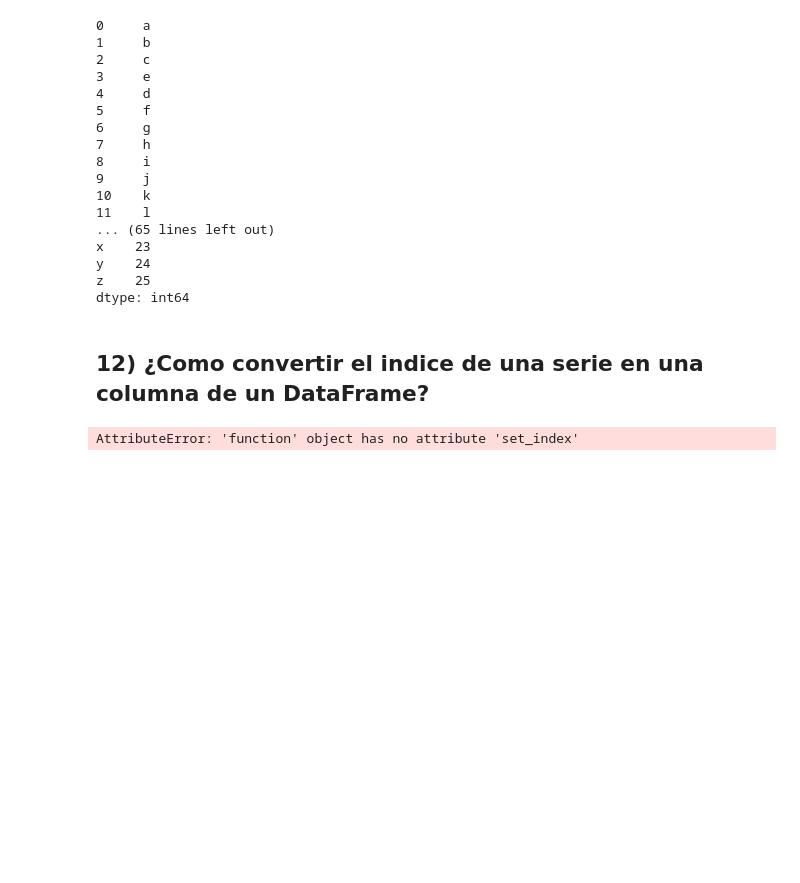
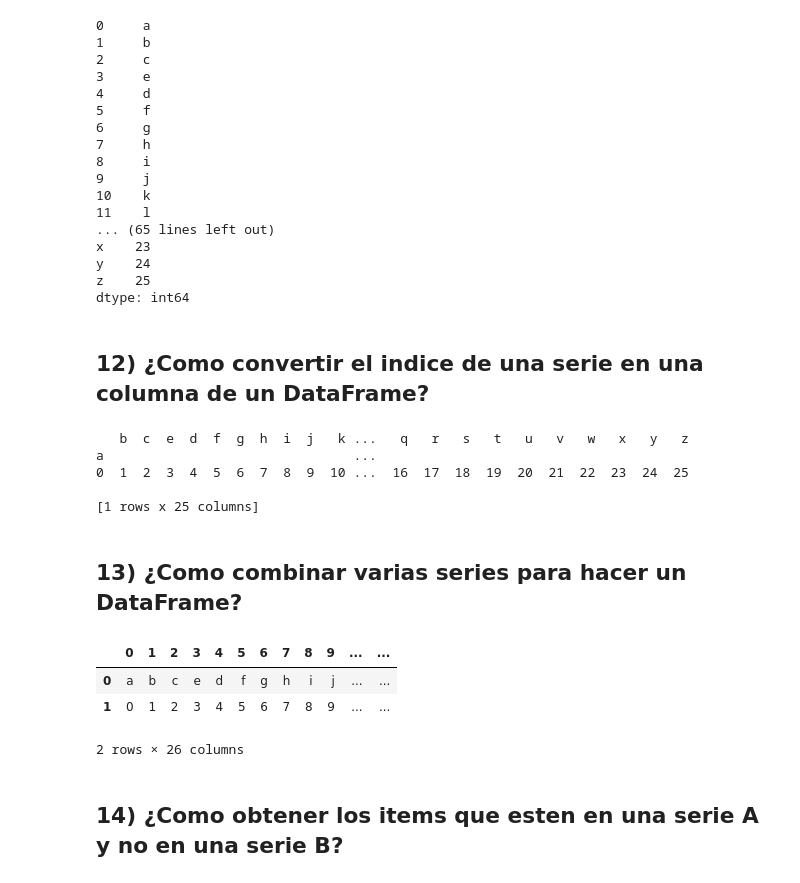
Before and after one commit to alexolmedo/2018-B-GR1-Python, a Jupyter notebook: examen-01/examen.ipynb, the cells around one changed output. Drawn from its saved outputs; the diff is of its cells as text; code cells hidden in the pictures; blank space fills up the shorter version.

```diff
--- a/examen-01/examen.ipynb
+++ b/examen-01/examen.ipynb
@@ -138,8 +138,25 @@ mydict = dict(zip(mylist, myarr))
 ser = pd.Series(mydict)
 # Transformar la serie en dataframe y hacer una columna indice
 
-df = pd.DataFrame(ser).transpose
+df = pd.DataFrame(ser).transpose()
 df = df.set_index('a')
 print(df)
 # %% [output]
-AttributeError: 'function' object has no attribute 'set_index'
+   b  c  e  d  f  g  h  i  j   k ...   q   r   s   t   u   v   w   x   y   z
+a                                ...
+0  1  2  3  4  5  6  7  8  9  10 ...  16  17  18  19  20  21  22  23  24  25
+
+[1 rows x 25 columns]
+# %% [markdown]
+## 13) ¿Como combinar varias series para hacer un DataFrame?
+# %%
+ser1 = pd.Series(list('abcedfghijklmnopqrstuvwxyz'))
+ser2 = pd.Series(np.arange(26))
+pd.concat([ser1, ser2], axis=1).transpose()
+# %% [output]
+|  | 0 | 1 | 2 | 3 | 4 | 5 | 6 | 7 | 8 | 9 | ... | ... |
+| 0 | a | b | c | e | d | f | g | h | i | j | ... | ... |
+| 1 | 0 | 1 | 2 | 3 | 4 | 5 | 6 | 7 | 8 | 9 | ... | ... |
+2 rows × 26 columns
+# %% [markdown]
+## 14) ¿Como obtener los items que esten en una serie A y no en una serie B?
```
